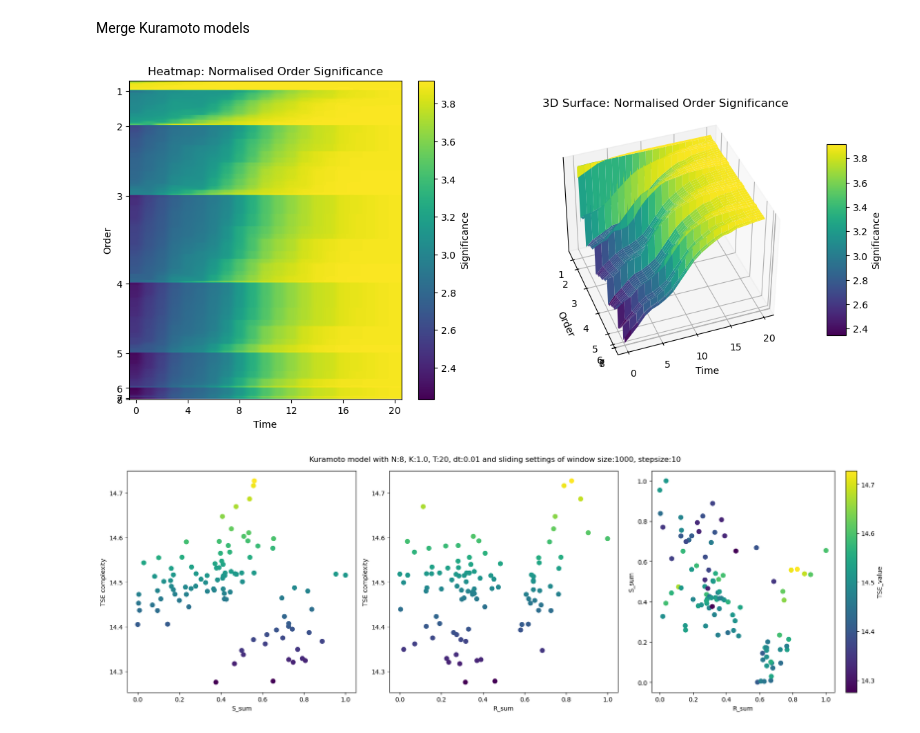
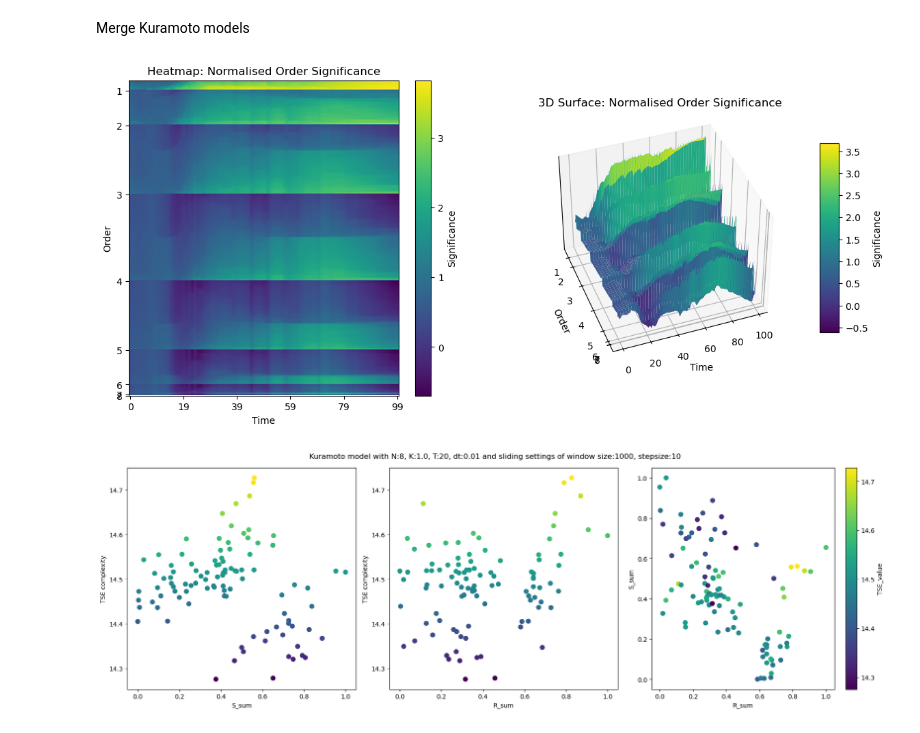
Before and after one commit to cyrilrommens/PhD_1, a Jupyter notebook: TSE_kuramoto.ipynb, the cells around one changed output. Drawn from its saved outputs; the diff is of its cells as text; code cells hidden in the pictures.

```diff
--- a/TSE_kuramoto.ipynb
+++ b/TSE_kuramoto.ipynb
@@ -251,7 +251,7 @@ Merge Kuramoto models
 # %%
 # Parameters
 N = 8   # Number of oscillators
-K = 5.0  # Coupling strength
+K = 3.0  # Coupling strength
 T = 20   # Total time
 dt = 0.01  # Time step
 
@@ -264,10 +264,11 @@ for i in range(N):
 
 # Set k2 = K / N for consistency with the standard Kuramoto model
 K2 = K / N
-K3 = K / N  # Higher-order interactions
+K3 = 0  # Higher-order interactions
 
 # Run the simulation
 frequencies_df = simulate_kuramoto_xgi(H, K2, K3, T, dt)
+frequencies_df = simulate_kuramoto(N, K, T, dt)
 # %%
 # Obtain information metrics
 window_size = 1000
@@ -309,7 +310,7 @@ for TC_dictionary in df_oscillators['TC_lists']:
 data = np.array(data)
 
 # Keep only the first part
-data = data[:21]
+data = data[:]
 
 # Define time and order indices
 x = np.arange(data.shape[0])  # Time steps
@@ -341,34 +342,34 @@ ax1.set_title("Heatmap: Normalised Order Significance")
 
 ax1.invert_yaxis()  # Invert y-axis direction
 
 ### Second Plot (3D Surface) ###
 ax2 = fig.add_subplot(1, 2, 2, projection='3d')  # Second subplot
 
 # Set the view angle
 ax2.view_init(elev=40, azim=-110)
 
 # Create surface plot
 surf = ax2.plot_surface(X, Y, Z, cmap='viridis')
 
 # Add colorbar
 cbar2 = fig.colorbar(surf, ax=ax2, shrink=0.6, aspect=10, pad=0.1, label="Significance")
 
 # Set y-axis ticks and labels
 ax2.set_yticks(orders_list)
 ax2.set_yticklabels(keys_list)
 ax2.invert_yaxis()  # **Ensure y-axis matches heatmap**
 
 # Labels
 ax2.set_xlabel("Time")
 ax2.set_ylabel("Order")
 ax2.set_zticks([])  # Remove z-axis ticks
 ax2.set_title("3D Surface: Normalised Order Significance")
 
 # Adjust layout for better spacing
 plt.tight_layout()
 plt.show()
 # %% [output]
-[figure, old version]
+[figure, new version]
 # %%
 # Create a figure with 1 row and 3 columns for subplots
 df = df_oscillators
```
